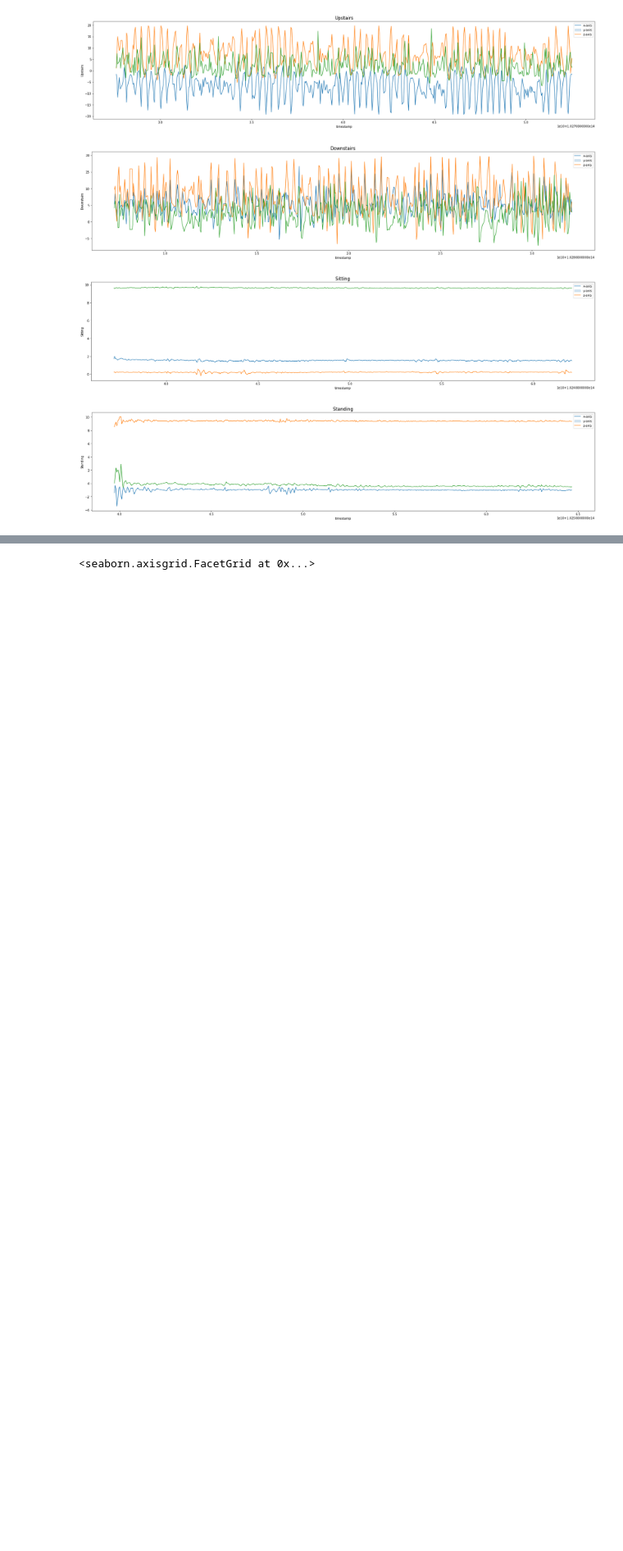
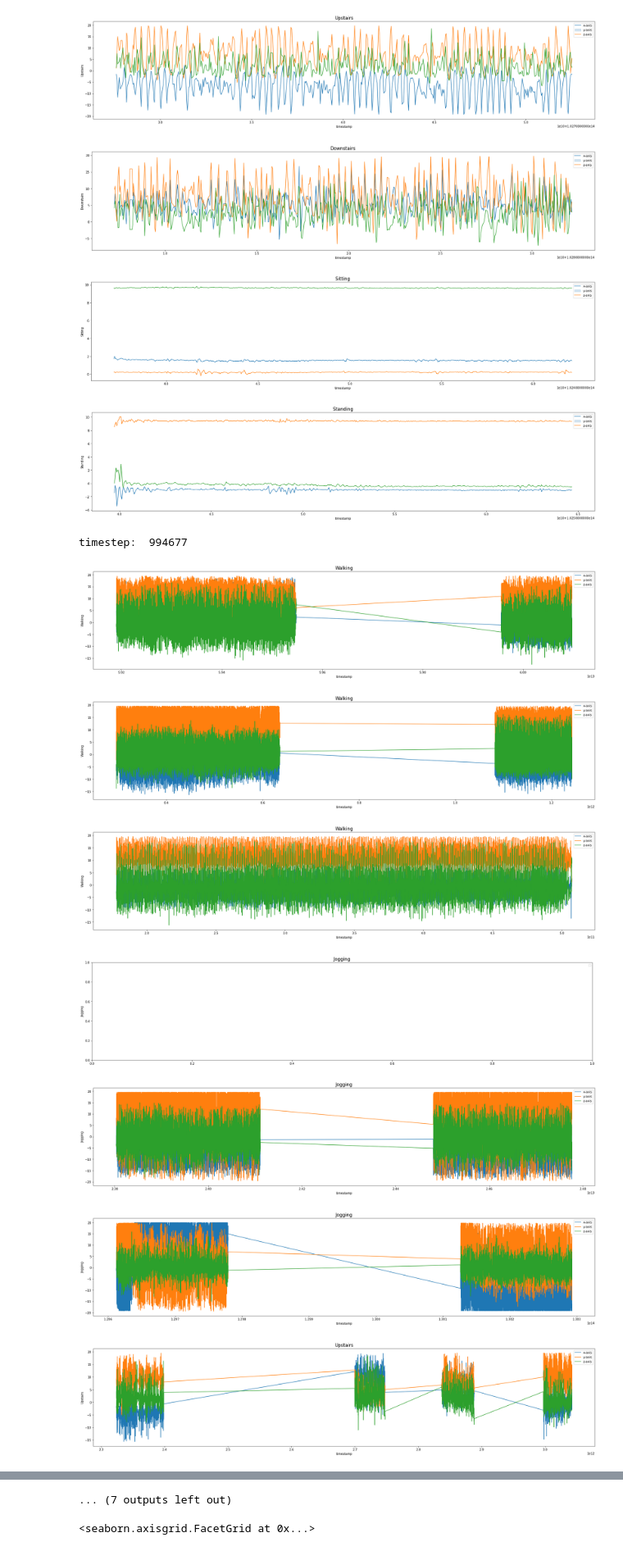
Before and after one commit to sarahtwystian/time-series, a Jupyter notebook: data_exploration.ipynb, the cells around one changed output, grey strips where cells are left out. Shown at 82% size. Saved outputs shown, nothing was run; the diff lists cells and outputs as text; code cells hidden in the pictures; blank space fills up the shorter version.

Commit message:
add absolute path and three users plot

```diff
--- a/data_exploration.ipynb
+++ b/data_exploration.ipynb
@@ -15,0 +7,7 @@ data.head()
+# %%
+# data file is at the parent directory of this file
+absolute_path = os.path.dirname(os.getcwd())
+relative_path = "archive/time_series_data_human_activities.csv"
+data_path = os.path.join(absolute_path, relative_path)
+data=pd.read_csv(data_path)
+data.head()
@@ -144,0 +148,26 @@ for i in ["Walking", "Jogging", "Upstairs", "Downstairs", "Sitting", "Standing"]
+# %%
+##TODO: ADD plots of three users
+#20 samples per second
+print('timestep: ',len(data['timestamp'].unique()))
+#three random users
+for i in ["Walking", "Jogging", "Upstairs", "Downstairs", "Sitting", "Standing"]:
+    for iter in range(3):
+        userid=randint(1,36)
+        user = data[(data["user"] == userid)&(data["activity"] == i)][:10000]
+        plt.figure(figsize = (30, 6))
+        sns.lineplot(data = user,x = "timestamp",y = "x-axis")
+        sns.lineplot(data = user,x = "timestamp",y = "y-axis")
+        sns.lineplot(data = user,x = "timestamp",y = "z-axis")
+        plt.legend(["x-axis", "y-axis", "z-axis"])
+        plt.ylabel(i)
+        plt.title(i, fontsize = 15)
+        plt.show()
+# %% [output]
+timestep:  994677
+[figure, added]
+[figure, added]
+[figure, added]
+[figure, added]
+[figure, added]
+[figure, added]
+[figure, added]
@@ -145,3 +178,4 @@ for i in ["Walking", "Jogging", "Upstairs", "Downstairs", "Sitting", "Standing"]
+... (7 outputs left out)
 # %%
 sns.FacetGrid(data, hue = "activity", size = 6).map(sns.distplot, "x-axis").add_legend()
 sns.FacetGrid(data, hue = "activity", size = 6).map(sns.distplot, "y-axis").add_legend()
```
Also changed, not shown: parts of 6 cells of this notebook, 1 other file.
